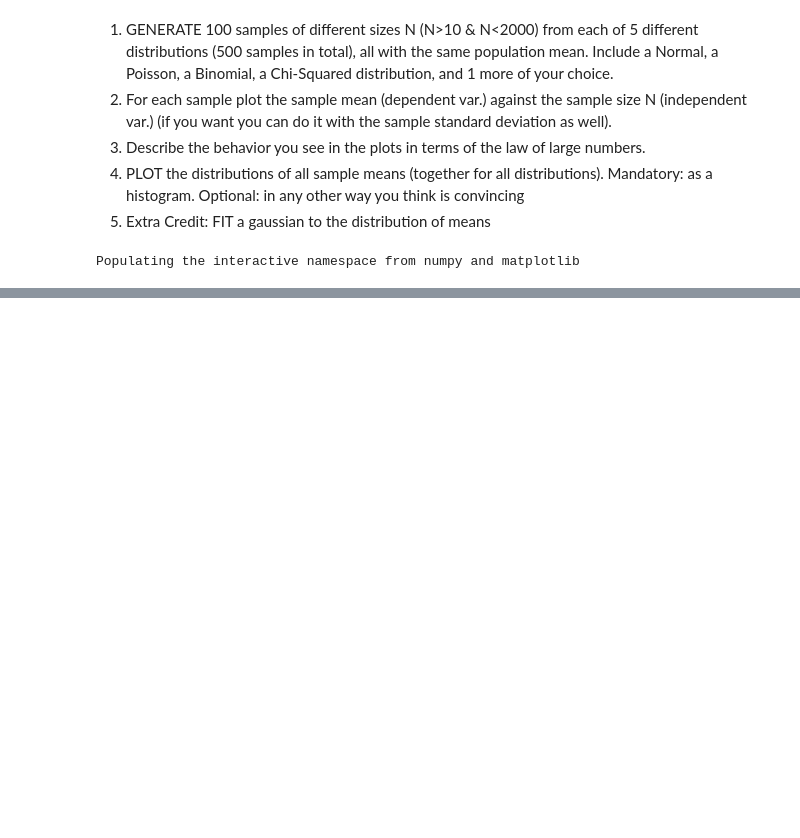
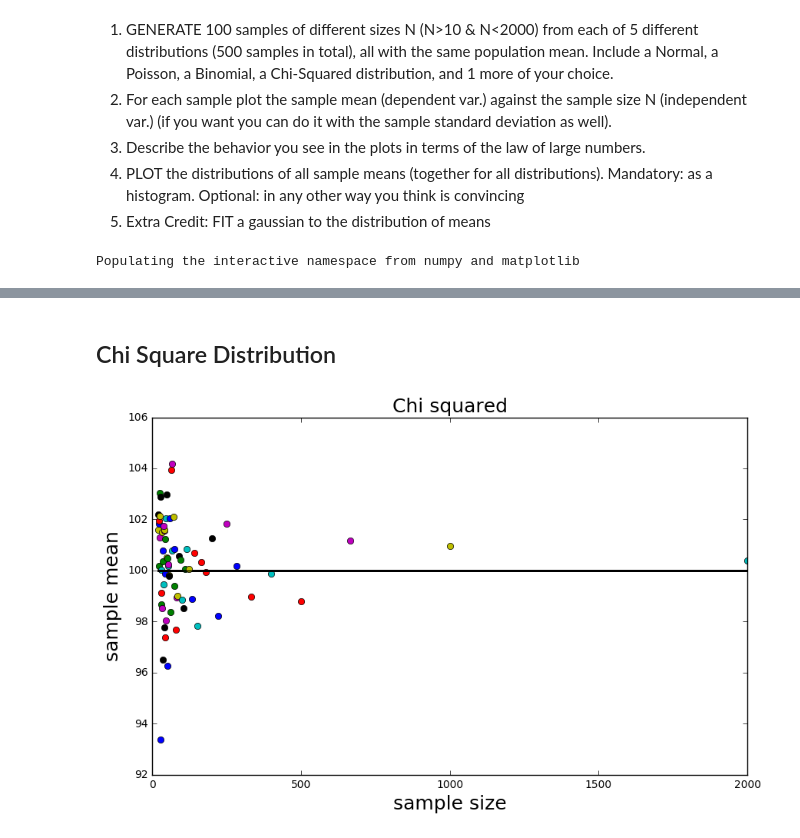
Before and after one commit to fhl204/PUI2016_fhl204, a Jupyter notebook: HW3_fhl204/HW3_1_fhl204.ipynb, the cells around one changed output, grey strips where cells are left out. Saved outputs shown, nothing was run; the diff lists cells and outputs as text; code cells hidden in the pictures; blank space fills up the shorter version.

```diff
--- a/HW3_fhl204/HW3_1_fhl204.ipynb
+++ b/HW3_fhl204/HW3_1_fhl204.ipynb
@@ -45,0 +103,5 @@ Chisq mean: 99.71, standard deviation: 13.43
+# %%
+mysize = (2000 / (np.array(range(1, 101)))).astype(int)
+# mysize = 1000 / (np.array(range(1, 100) + [10]))
+# mysize = (np.random.rand(100) * 1000).astype(int)
+print (mysize, mysize.shape)
@@ -46,29 +116,41 @@ Chisq mean: 99.71, standard deviation: 13.43
+# %% [markdown]
+## Chi Square Distribution
 # %%
-mysize = (2000 / (np.array(range(1, 100)))).astype(int)
-# mysize = 1000 / (np.array(range(1, 100) + [10]))
-# mysize = (np.random.rand(100) * 1000).astype(int)
-#print (mysize, mysize.shape)
+#distributions = ['pois', 'gaus', 'chisq', 'cauchy', 'lnorm', 'binomial']
+distributions = ['chisq']
+mymean = 100
+dfsize = 100
+nsize  = 100
+
+# the chi sq distribution takes the number of degrees of freedom, which luckily is the same as the mean!
+df = mymean
+
+md = {}
+# md is an empty dictionary
+md[dist] = np.random.chisquare(df, size=dfsize)
 
 #Plot the sample mean (dependent var.) against the sample size N (independent var.)
 md['chisq'] = {}
 
 #and do it in a for loop. not pythonic, but easily readable
 for n in mysize:
     md['chisq'][n] = np.random.chisquare(df, size = n)
 
 # save the means for plotting later
 
 md['chisq']['means'] = {}
 axchisq_mu_n = pl.figure(figsize=(10,6)).add_subplot(111)
 
 for nn in md['chisq']:
     if not type(nn) == str:
         md['chisq']['means'][nn] = md['chisq'][nn].mean()
         #and plot it
         axchisq_mu_n.plot(nn, md['chisq']['means'][nn], 'o')
         axchisq_mu_n.set_xlabel('sample size', fontsize=18)
         axchisq_mu_n.set_ylabel('sample mean', fontsize=18)
         axchisq_mu_n.set_title('Chi squared', fontsize=18)
         axchisq_mu_n.plot([min(mysize), max(mysize)], [df, df], 'k')
+# %% [output]
+[figure, added]
 # %%
 #Describe the behavior you see in the plots in terms of the law of large numbers.
```
Also changed, not shown: parts of 18 cells of this notebook, 4 other files.
